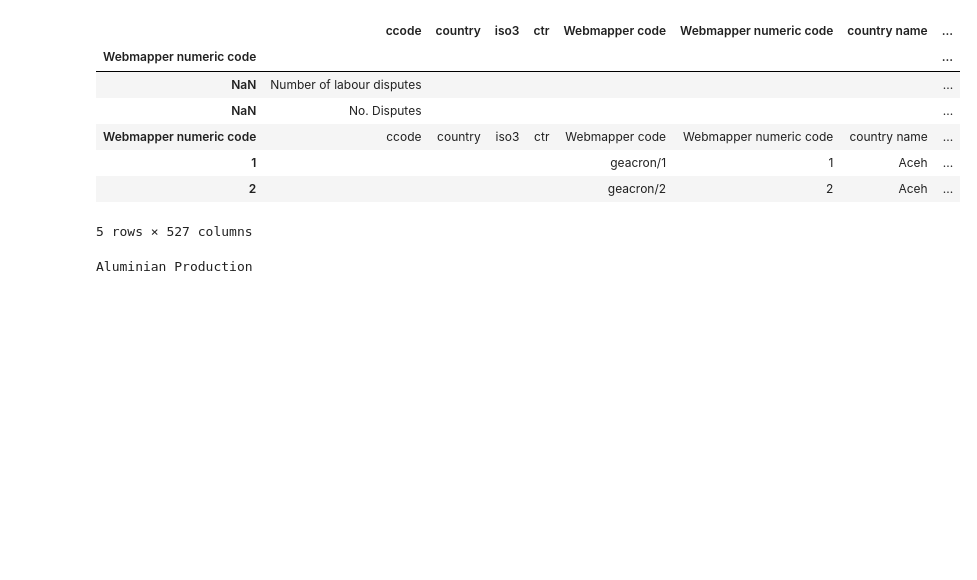
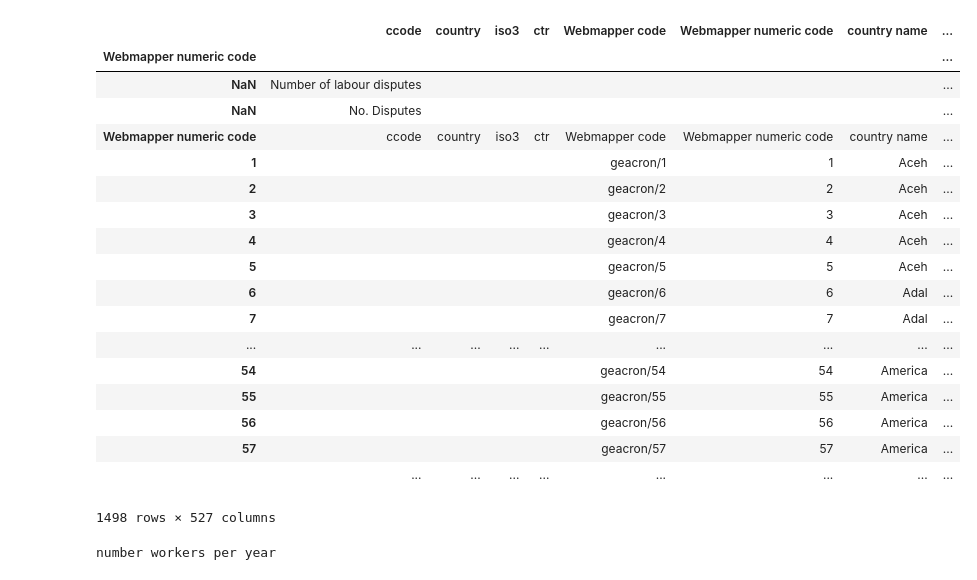
Before and after one commit to 4tikhonov/clioinfra.js, a Jupyter notebook: notebooks/General Dataset Reader.ipynb, the cells around one changed output. Cells and saved outputs as stored; diff of their text form; code cells hidden in the pictures; blank space fills up the shorter version.

```diff
--- a/notebooks/General Dataset Reader.ipynb
+++ b/notebooks/General Dataset Reader.ipynb
@@ -39,7 +39,7 @@ if fromurl:
         maindata = item['data']
 else:
     # Geocoder
-    handle = "hdl:10622/MRPFJ0"
+    handle = "hdl:10622/LIKXCZ"
     url = "http://dpe.sandbox.socialhistoryservices.org/api/datasets?handle=Panel[%27" + handle + "]&format=csv"
     res = requests.get(url)
     csvio = StringIO(res.content)
@@ -86,20 +86,31 @@ def loaddataset(apiroot, handle):
 # %%
 clioframe = pd.DataFrame(maindata)
 clioframe.index = clioframe['Webmapper numeric code']
 clioframe = clioframe.replace(np.nan, '')
 #clioframe = clioframe.set_index()
 if clioframe['Unnamed: 0'].any():
     del clioframe['Unnamed: 0']
-clioframe.head()
+clioframe
 # %% [output]
 |  | ccode | country | iso3 | ctr | Webmapper code | Webmapper numeric code | country name | ... |
 | Webmapper numeric code |  |  |  |  |  |  |  | ... |
 | NaN | Number of labour disputes |  |  |  |  |  |  | ... |
 | NaN | No. Disputes |  |  |  |  |  |  | ... |
 | Webmapper numeric code | ccode | country | iso3 | ctr | Webmapper code | Webmapper numeric code | country name | ... |
 | 1 |  |  |  |  | geacron/1 | 1 | Aceh | ... |
 | 2 |  |  |  |  | geacron/2 | 2 | Aceh | ... |
+| 3 |  |  |  |  | geacron/3 | 3 | Aceh | ... |
+| 4 |  |  |  |  | geacron/4 | 4 | Aceh | ... |
+| 5 |  |  |  |  | geacron/5 | 5 | Aceh | ... |
+| 6 |  |  |  |  | geacron/6 | 6 | Adal | ... |
+| 7 |  |  |  |  | geacron/7 | 7 | Adal | ... |
+| ... | ... | ... | ... | ... | ... | ... | ... | ... |
+| 54 |  |  |  |  | geacron/54 | 54 | America | ... |
+| 55 |  |  |  |  | geacron/55 | 55 | America | ... |
+| 56 |  |  |  |  | geacron/56 | 56 | America | ... |
+| 57 |  |  |  |  | geacron/57 | 57 | America | ... |
+|  | ... | ... | ... | ... | ... | ... | ... | ... |
-5 rows × 527 columns
+1498 rows × 527 columns
 # %%
 def dataframe_filter(codes, maincode, clioframe):
     result = {}
@@ -274,15 +285,16 @@ tmpgeocoder = loadjson(geocoderapi)
 geocoder = match_geocoders(maincode, tmpgeocoder, geoexcel)
 # Save as Excel file
 handle = "hdl:10622/DIUBXI"
+handle = "hdl:10622/PXIPA0"
 apiroot = "http://dpe.sandbox.socialhistoryservices.org"
 dataset = loaddataset(apiroot, handle)
-ccode = '150'
-year = '2004'
-x = dataset.ix[str(ccode)][str(year)]
+#ccode = '150'
+#year = '2004'
+#x = dataset.ix[str(ccode)][str(year)]
 names = dataset.index
 print names[0]
 # %% [output]
-Aluminian Production
+number workers per year
 # %%
 #handle = ''
 if handle:
```
Also changed, not shown: parts of 1 cell of this notebook.
